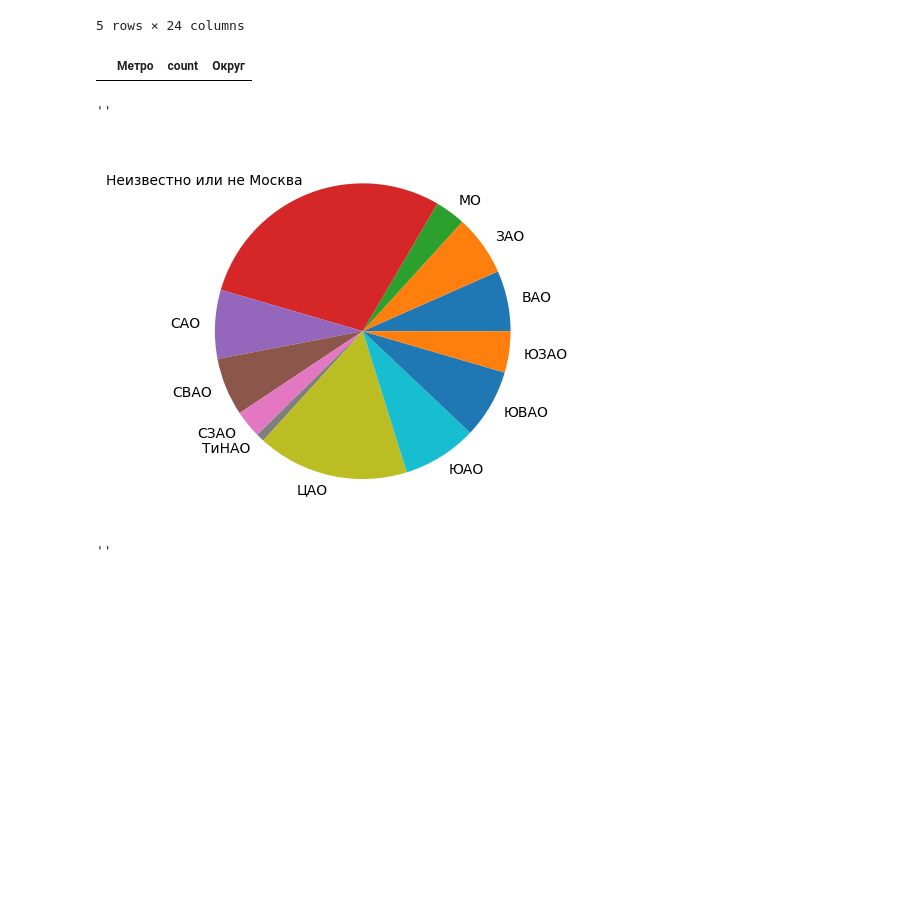
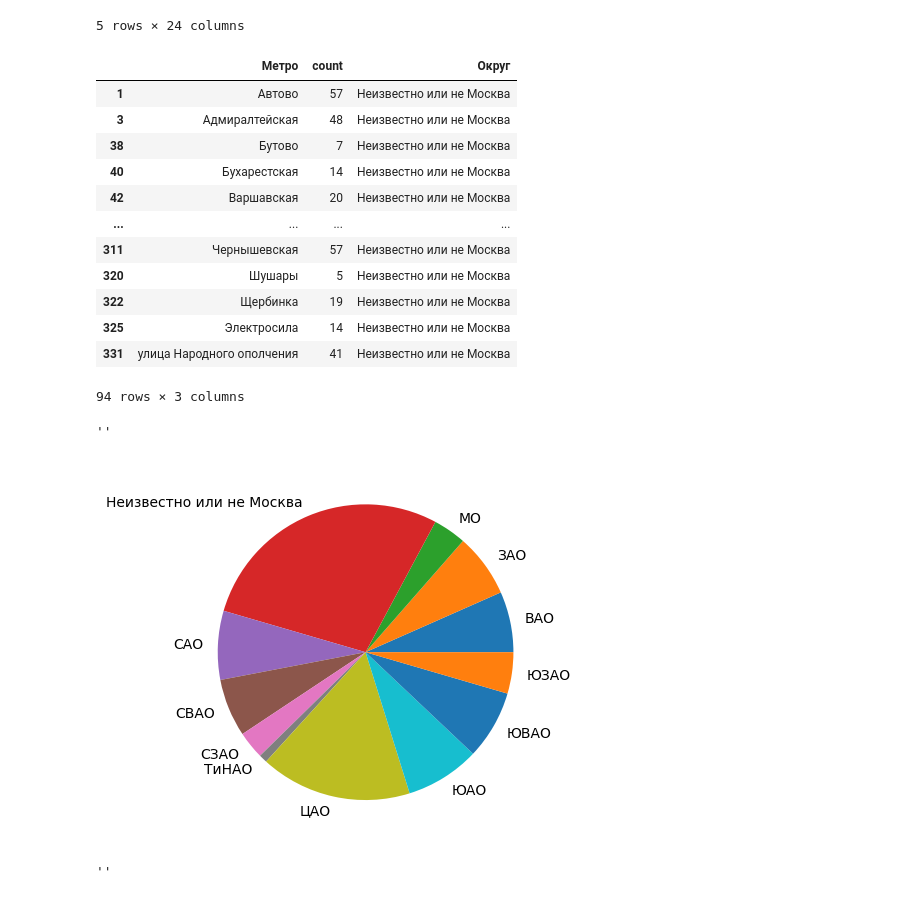
Before and after one commit to korceo/rea, a Jupyter notebook: notebooks/graphs_pd.ipynb, the cells around one changed output. Drawn from its saved outputs; the diff is of its cells as text; code cells hidden in the pictures; blank space fills up the shorter version.

```diff
--- a/notebooks/graphs_pd.ipynb
+++ b/notebooks/graphs_pd.ipynb
@@ -58,6 +58,9 @@ df.groupby("Парковка").count()
 | подземная | 2772 | 2772 | 2633 | 2772 | 2736 | 2772 | 2772 | 2772 | ... |
 5 rows × 24 columns
 # %%
+# Собираем данные по станциям метро для построения распределения объявлений по округам Москвы.
+# Данные по станциям метро собрал DeepSeek, ChatGPT не спроавился адекватно. Все равно остались дырки как будто
+
 metro = df.iloc[::, [1, 4]].copy()
 
 metro_stations = {
@@ -476,6 +479,9 @@ metro_stations = {
     "Кучино": "МО (Балашиха)",
     "Ольгино": "МО (Балашиха)",
     "Железнодорожная": "МО (Балашиха)",
+    # Вручную
+    "Аминьевская": "ЗАО",
+    "Битца": "МО",
 }
 
 
@@ -483,34 +489,46 @@ def clean_metro(string):
     if isinstance(string, str):
         return string[3 : string.find("(") - 1]
     else:
         return string
 
 
 metro["Метро"] = metro["Метро"].map(clean_metro)
 # metro_clean
 # fig1, ax1 = plt.subplots()
 
 
 def okrug(string):
     if string in metro_stations.keys():
         if "МО" in metro_stations[string]:
             return "МО"
         else:
             return metro_stations[string]
     else:
         return "Неизвестно или не Москва"
 
 
 metro_counts = metro.groupby("Метро").count()
 metro_counts.reset_index(inplace=True)
 metro_counts.columns = ["Метро", "count"]
 metro_counts["Округ"] = metro_counts["Метро"].map(okrug)
 
 for_pie = metro_counts.groupby("Округ").count()
-metro_counts[metro_counts["Округ"] == "Не Москва"]
+metro_counts[metro_counts["Округ"] == "Неизвестно или не Москва"]
 # for_pie
 # %% [output]
 |  | Метро | count | Округ |
+| 1 | Автово | 57 | Неизвестно или не Москва |
+| 3 | Адмиралтейская | 48 | Неизвестно или не Москва |
+| 38 | Бутово | 7 | Неизвестно или не Москва |
+| 40 | Бухарестская | 14 | Неизвестно или не Москва |
+| 42 | Варшавская | 20 | Неизвестно или не Москва |
+| ... | ... | ... | ... |
+| 311 | Чернышевская | 57 | Неизвестно или не Москва |
+| 320 | Шушары | 5 | Неизвестно или не Москва |
+| 322 | Щербинка | 19 | Неизвестно или не Москва |
+| 325 | Электросила | 14 | Неизвестно или не Москва |
+| 331 | улица Народного ополчения | 41 | Неизвестно или не Москва |
+94 rows × 3 columns
 # %%
 # Строим pie chart по округам
 
@@ -519,11 +537,11 @@ y = metro_counts["Округ"]
 
 fig_metro, ax_metro = plt.subplots()
 ax_metro.pie(for_pie["count"], labels=for_pie.index)
-fig_metro.savefig('РАспределение по округам.svg', dpi=300, bbox_inches="tight")
+fig_metro.savefig('Распределение по округам.svg', dpi=300, bbox_inches="tight")
 ;
 # %% [output]
 ''
-[figure, old version]
+[figure, new version]
 # %%
 # Строим гистограмму распределения цены аренды
 # Шаг 1. Достаем из датасета цену
```
Also changed, not shown: 17 other files.
